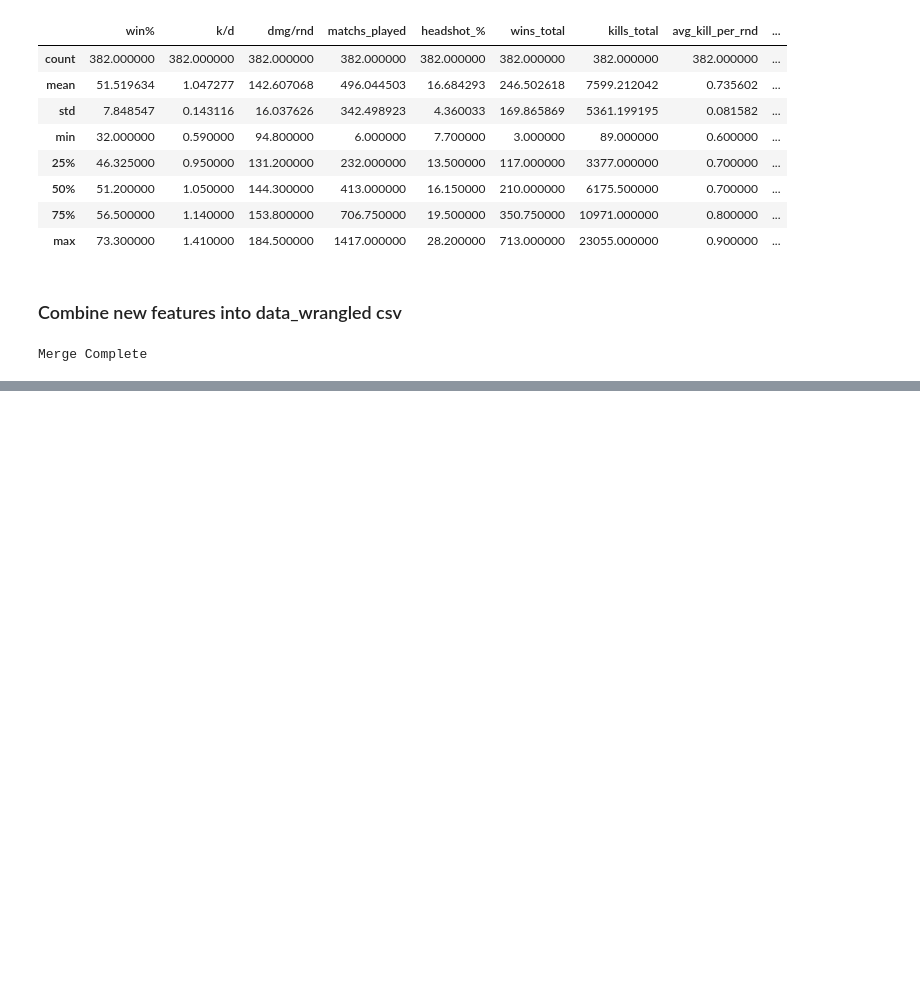
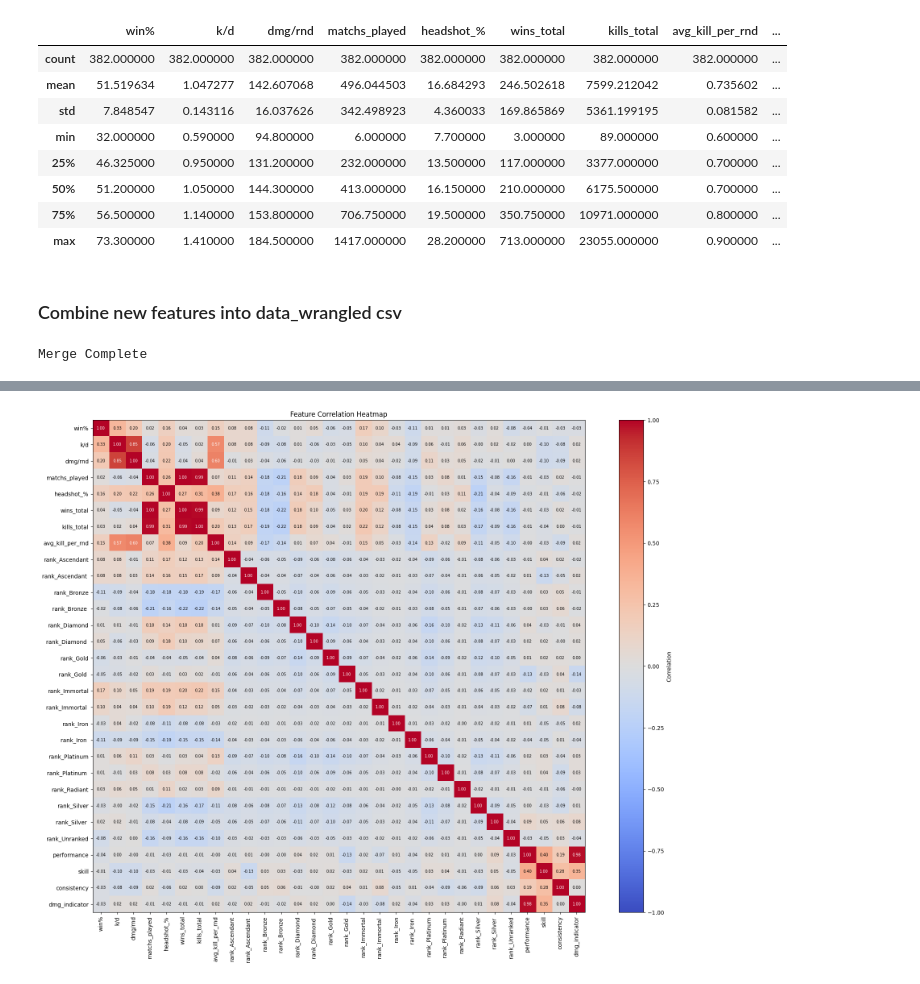
Before and after one commit to TempeHS/2026SE_MLOOPs_Gerrard.F, a Jupyter notebook: 2. Model_Development/2.2.Feature_Engineering/2.2.1.Feature_Engineering.ipynb, the cells around one changed output, grey strips where cells are left out. Drawn from its saved outputs; the diff is of its cells as text; code cells hidden in the pictures; blank space fills up the shorter version.

Commit message:
Updating workspace structure

```diff
--- a/2. Model_Development/2.2.Feature_Engineering/2.2.1.Feature_Engineering.ipynb
+++ b/2. Model_Development/2.2.Feature_Engineering/2.2.1.Feature_Engineering.ipynb
@@ -242,0 +247,49 @@ Merge Complete
+# %%
+# ...existing code...
+import pandas as pd
+import matplotlib.pyplot as plt
+import numpy as np
+
+# Load CSV
+df = pd.read_csv(
+    "/workspaces/2026SE_MLOOPs_Gerrard.F/2. Model_Development/2.3.Model_Training/2.3.1.final_val_ds.csv"
+)
+
+# Keep numeric + boolean columns for correlation
+corr_df = df.select_dtypes(include=["number", "bool"]).copy()
+corr_df = corr_df.apply(lambda col: col.astype(int) if col.dtype == "bool" else col)
+
+# Correlation matrix
+corr = corr_df.corr(numeric_only=True)
+labels = corr.columns
+matrix = corr.values
+
+# Plot heatmap (matplotlib only)
+fig, ax = plt.subplots(figsize=(18, 14))
+im = ax.imshow(matrix, cmap="coolwarm", vmin=-1, vmax=1)
+
+# Axis labels
+ax.set_xticks(np.arange(len(labels)))
+ax.set_yticks(np.arange(len(labels)))
+ax.set_xticklabels(labels, rotation=90)
+ax.set_yticklabels(labels)
+ax.set_title("Feature Correlation Heatmap")
+
+# Add numbers in each cell
+for i in range(matrix.shape[0]):
+    for j in range(matrix.shape[1]):
+        value = matrix[i, j]
+        text_color = "white" if abs(value) > 0.5 else "black"
+        ax.text(
+            j, i, f"{value:.2f}", ha="center", va="center", color=text_color, fontsize=7
+        )
+
+# Color bar
+cbar = fig.colorbar(im, ax=ax)
+cbar.set_label("Correlation")
+
+plt.tight_layout()
+plt.show()
+# ...existing code...
+# %% [output]
+[figure, added]
```
Also changed, not shown: parts of 1 cell of this notebook, 8 other files.
